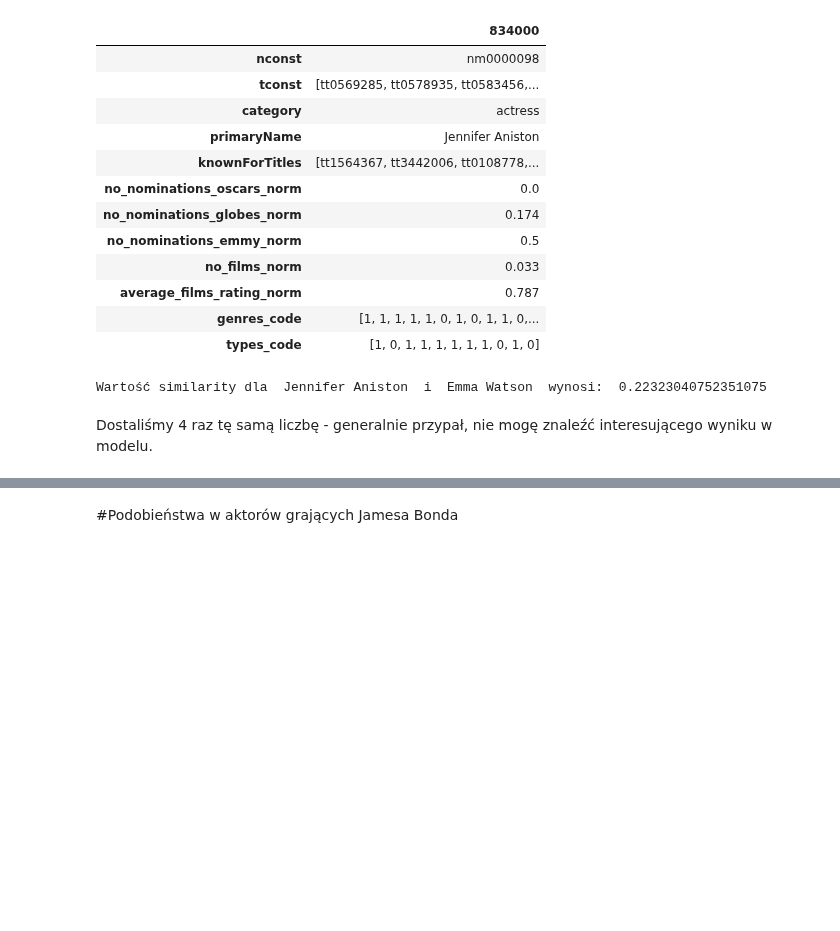
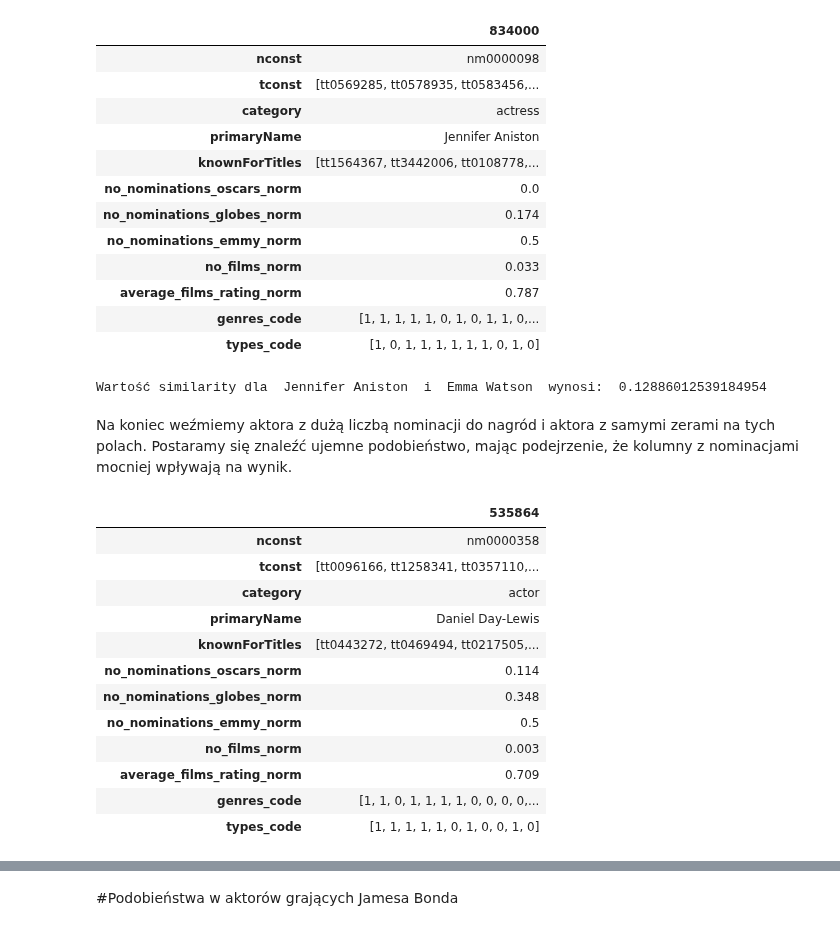
Before and after one commit to PiotrMaciejKowalski/BigData2022-actors, a Jupyter notebook: Testy_podobieństwa.ipynb, the cells around one changed output, grey strips where cells are left out. Drawn from its saved outputs; the diff is of its cells as text; code cells hidden in the pictures; blank space fills up the shorter version.

Commit message:
Notatnik zawiera testy podobieństwa aktorów 1vs1 oraz rankingTOP(N) dla wybranego aktora

```diff
--- a/Testy_podobieństwa.ipynb
+++ b/Testy_podobieństwa.ipynb
@@ -153,8 +151,6 @@ Jennifer_Aniston_data = find_actor_two_datasets(train_data, validate_data, Jenni
 | types_code | [1, 0, 1, 1, 1, 1, 1, 1, 0, 1, 0] |
 # %%
 similarity_value4 = similarity_new(Jennifer_Aniston_data, Emma_Watson_data, True)
-print("Wartość similarity dla ", Jennifer_Aniston_data[3], " i ", Emma_Watson_data[3], " wynosi: ", similarity_value)
+print("Wartość similarity dla ", Jennifer_Aniston_data[3], " i ", Emma_Watson_data[3], " wynosi: ", similarity_value4)
 # %% [output]
-Wartość similarity dla  Jennifer Aniston  i  Emma Watson  wynosi:  0.22323040752351075
+Wartość similarity dla  Jennifer Aniston  i  Emma Watson  wynosi:  0.12886012539184954
-# %% [markdown]
-Dostaliśmy 4 raz tę samą liczbę - generalnie przypał, nie mogę znaleźć interesującego wyniku w modelu.
@@ -160,0 +162,20 @@ Dostaliśmy 4 raz tę samą liczbę - generalnie przypał, nie mogę znaleźć i
+# %% [markdown]
+Na koniec weźmiemy aktora z dużą liczbą nominacji do nagród i aktora z samymi zerami na tych polach. Postaramy się znaleźć ujemne podobieństwo, mając podejrzenie, że kolumny z nominacjami mocniej wpływają na wynik.
+# %%
+Daniel_DayLewis = "nm0000358"
+# %%
+Daniel_DayLewis_data = find_actor_two_datasets(train_data, validate_data, Daniel_DayLewis)
+# %% [output]
+|  | 535864 |
+| nconst | nm0000358 |
+| tconst | [tt0096166, tt1258341, tt0357110,... |
+| category | actor |
+| primaryName | Daniel Day-Lewis |
+| knownForTitles | [tt0443272, tt0469494, tt0217505,... |
+| no_nominations_oscars_norm | 0.114 |
+| no_nominations_globes_norm | 0.348 |
+| no_nominations_emmy_norm | 0.5 |
+| no_films_norm | 0.003 |
+| average_films_rating_norm | 0.709 |
+| genres_code | [1, 1, 0, 1, 1, 1, 1, 0, 0, 0, 0,... |
+| types_code | [1, 1, 1, 1, 1, 0, 1, 0, 0, 1, 0] |
```
Also changed, not shown: parts of 16 cells of this notebook.
